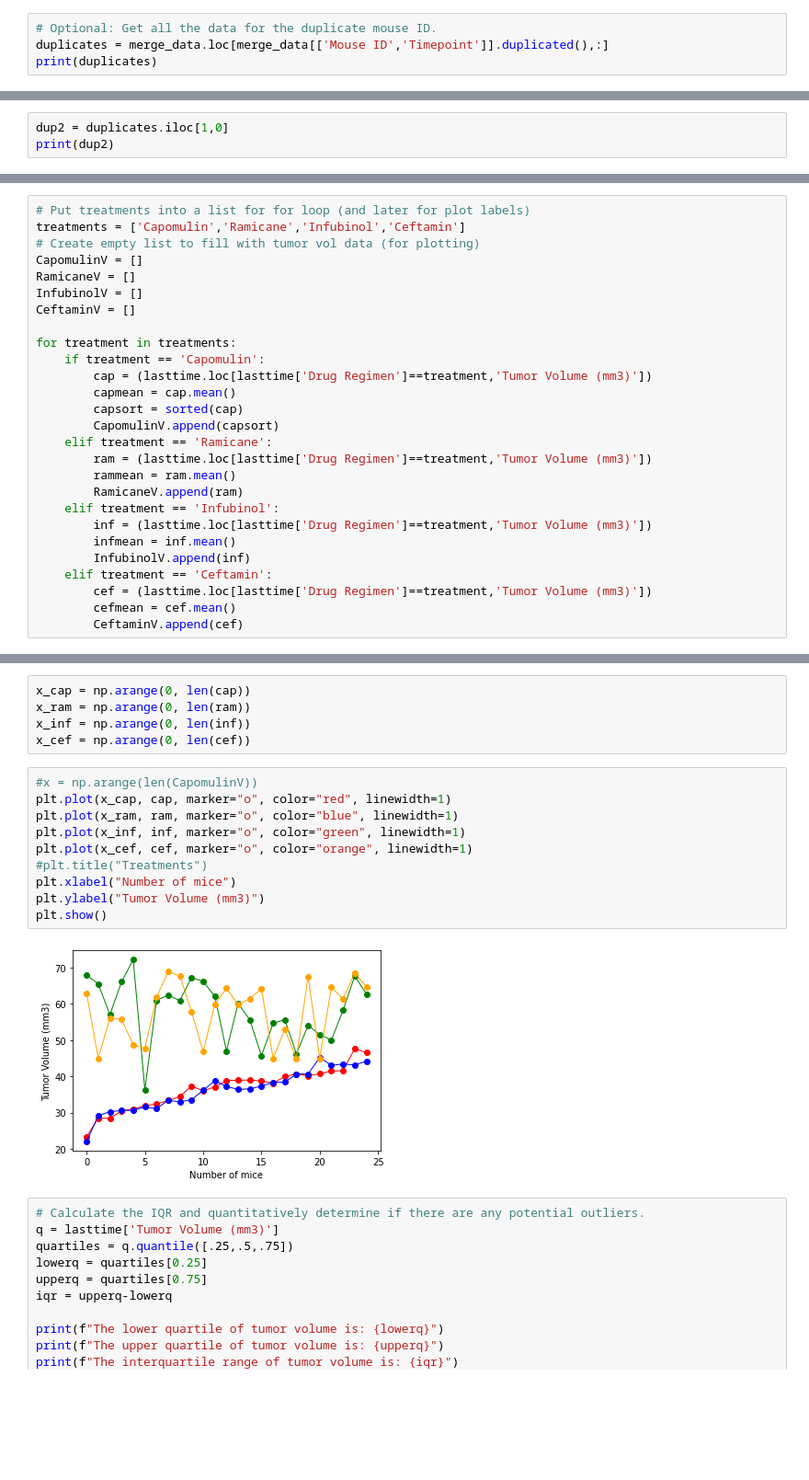
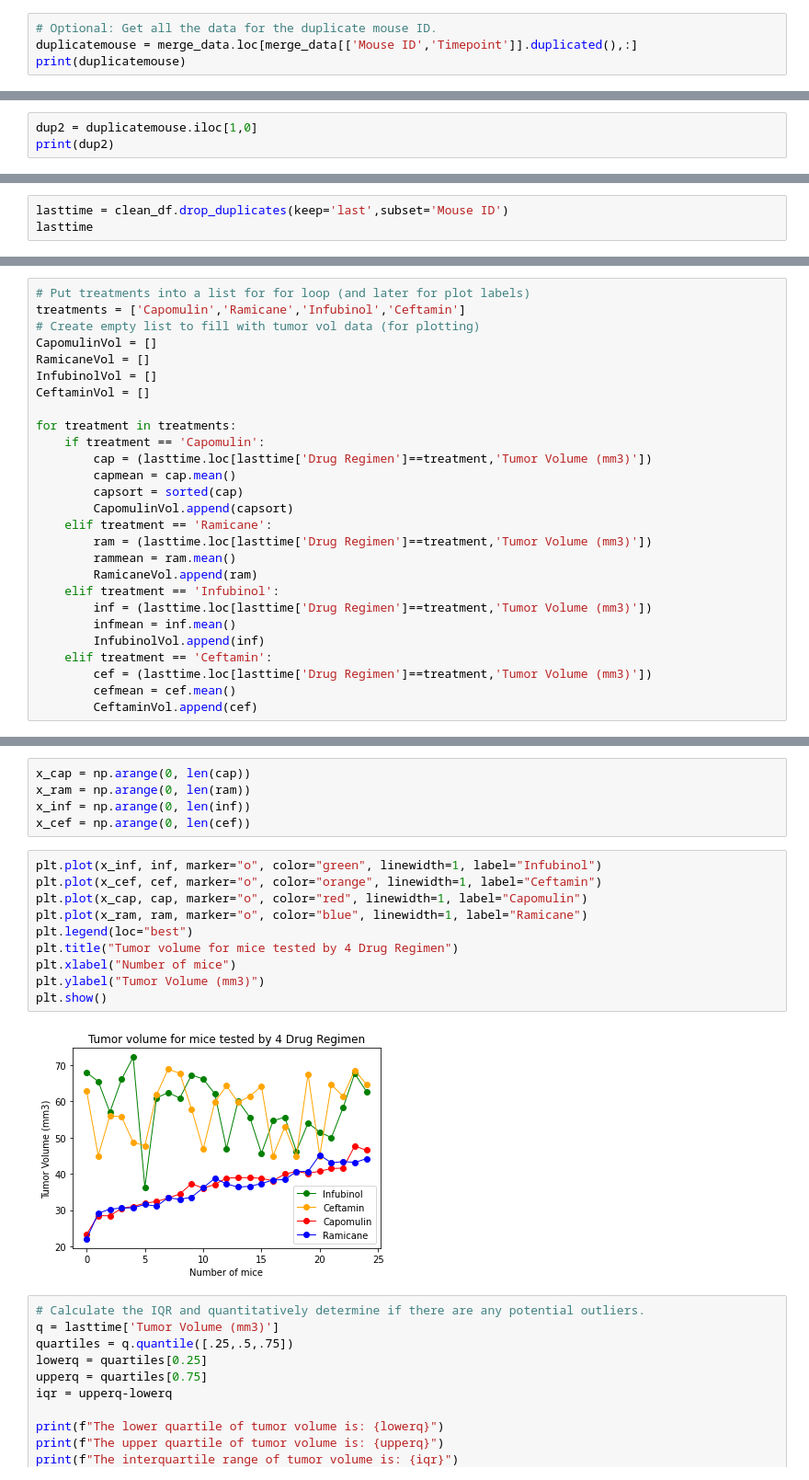
Before and after one commit to antoinetteboyle/matplotlib-challenge, a Jupyter notebook: Pymaceuticals/pymaceuticals_starter.ipynb, the cells around one changed output, grey strips where cells are left out. Shown at 92% size. Saved outputs shown, nothing was run; the diff lists cells and outputs as text; blank space fills up the shorter version.

```diff
--- a/Pymaceuticals/pymaceuticals_starter.ipynb
+++ b/Pymaceuticals/pymaceuticals_starter.ipynb
@@ -67,8 +67,8 @@ merge_data[['Mouse ID','Timepoint']].duplicated().sum()
 5
 # %%
 # Optional: Get all the data for the duplicate mouse ID.
-duplicates = merge_data.loc[merge_data[['Mouse ID','Timepoint']].duplicated(),:]
-print(duplicates)
+duplicatemouse = merge_data.loc[merge_data[['Mouse ID','Timepoint']].duplicated(),:]
+print(duplicatemouse)
 # %% [output]
     Mouse ID Drug Regimen     Sex  Age_months  Weight (g)  Timepoint  \
 909     g989     Propriva  Female          21          26          0
@@ -84,7 +84,7 @@ print(duplicates)
 915           53.442020                 0
 917           54.657650                 1
 # %%
-dup2 = duplicates.iloc[1,0]
+dup2 = duplicatemouse.iloc[1,0]
 print(dup2)
 # %% [output]
 g989
@@ -241,0 +276,3 @@ plt.show()
+# %%
+lasttime = clean_df.drop_duplicates(keep='last',subset='Mouse ID')
+lasttime
@@ -243,27 +294,27 @@ plt.show()
 # Put treatments into a list for for loop (and later for plot labels)
 treatments = ['Capomulin','Ramicane','Infubinol','Ceftamin']
 # Create empty list to fill with tumor vol data (for plotting)
-CapomulinV = []
-RamicaneV = []
-InfubinolV = []
-CeftaminV = []
+CapomulinVol = []
+RamicaneVol = []
+InfubinolVol = []
+CeftaminVol = []
 
 for treatment in treatments:
     if treatment == 'Capomulin':
         cap = (lasttime.loc[lasttime['Drug Regimen']==treatment,'Tumor Volume (mm3)'])
         capmean = cap.mean()
         capsort = sorted(cap)
-        CapomulinV.append(capsort)
+        CapomulinVol.append(capsort)
     elif treatment == 'Ramicane':
         ram = (lasttime.loc[lasttime['Drug Regimen']==treatment,'Tumor Volume (mm3)'])
         rammean = ram.mean()
-        RamicaneV.append(ram)
+        RamicaneVol.append(ram)
     elif treatment == 'Infubinol':
         inf = (lasttime.loc[lasttime['Drug Regimen']==treatment,'Tumor Volume (mm3)'])
         infmean = inf.mean()
-        InfubinolV.append(inf)
+        InfubinolVol.append(inf)
     elif treatment == 'Ceftamin':
         cef = (lasttime.loc[lasttime['Drug Regimen']==treatment,'Tumor Volume (mm3)'])
         cefmean = cef.mean()
-        CeftaminV.append(cef)
+        CeftaminVol.append(cef)
 # %%
@@ -284,17 +334,17 @@ x_ram = np.arange(0, len(ram))
 x_inf = np.arange(0, len(inf))
 x_cef = np.arange(0, len(cef))
 # %%
-#x = np.arange(len(CapomulinV))
-plt.plot(x_cap, cap, marker="o", color="red", linewidth=1)
-plt.plot(x_ram, ram, marker="o", color="blue", linewidth=1)
-plt.plot(x_inf, inf, marker="o", color="green", linewidth=1)
-plt.plot(x_cef, cef, marker="o", color="orange", linewidth=1)
-#plt.title("Treatments")
+plt.plot(x_inf, inf, marker="o", color="green", linewidth=1, label="Infubinol")
+plt.plot(x_cef, cef, marker="o", color="orange", linewidth=1, label="Ceftamin")
+plt.plot(x_cap, cap, marker="o", color="red", linewidth=1, label="Capomulin")
+plt.plot(x_ram, ram, marker="o", color="blue", linewidth=1, label="Ramicane")
+plt.legend(loc="best")
+plt.title("Tumor volume for mice tested by 4 Drug Regimen")
 plt.xlabel("Number of mice")
 plt.ylabel("Tumor Volume (mm3)")
 plt.show()
 # %% [output]
-[figure, old version]
+[figure, new version]
 # %%
 # Calculate the IQR and quantitatively determine if there are any potential outliers.
 q = lasttime['Tumor Volume (mm3)']
```
Also changed, not shown: parts of 12 cells of this notebook.
